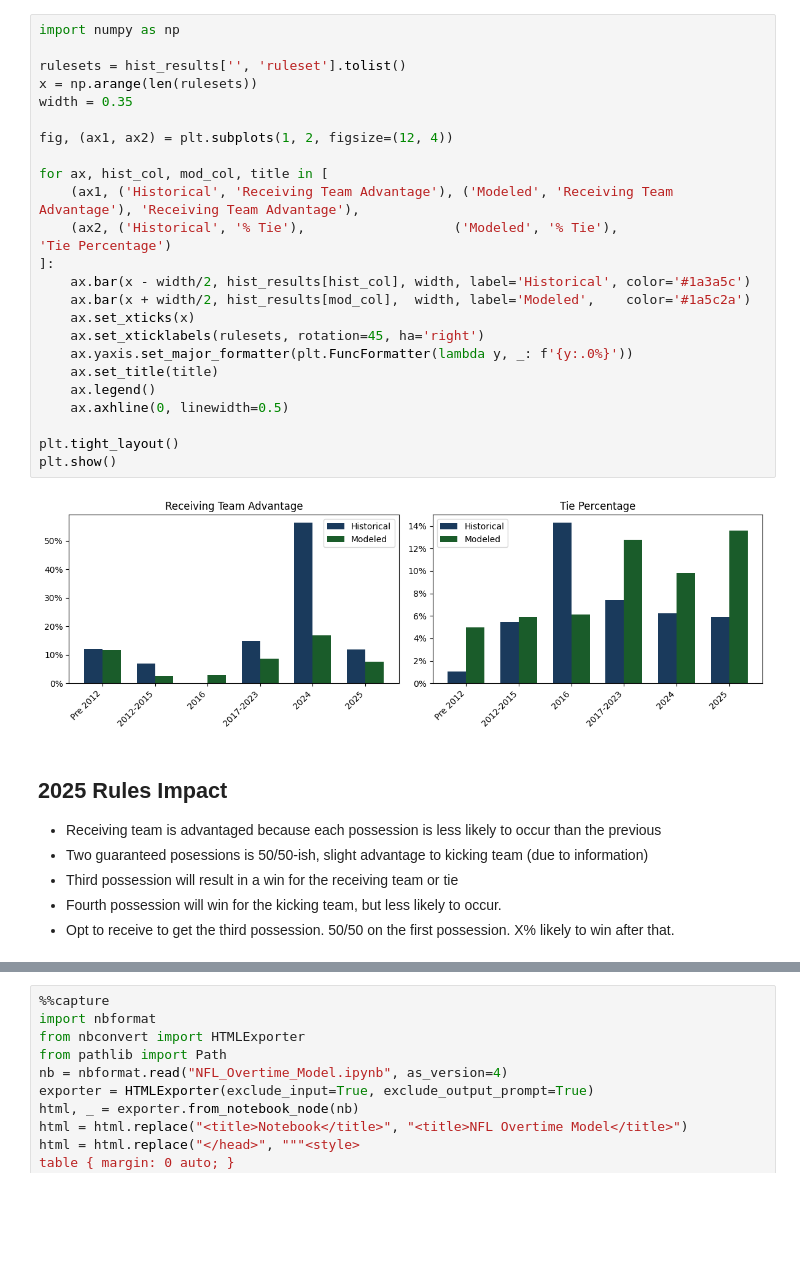
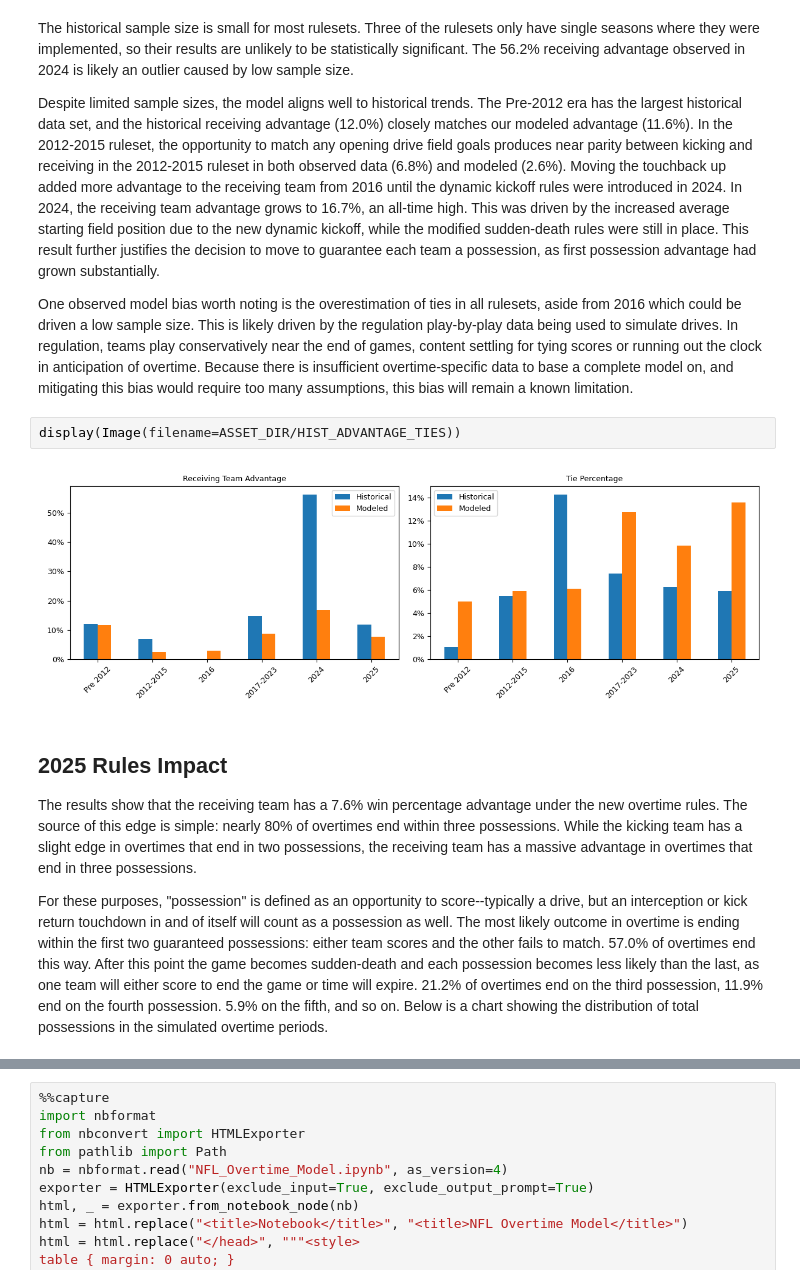
Before and after one commit to njlewin/NFL_Overtime_Model, a Jupyter notebook: NFL_Overtime_Model.ipynb, the cells around one changed output, grey strips where cells are left out. Drawn from its saved outputs; the diff is of its cells as text; blank space fills up the shorter version.

```diff
--- a/NFL_Overtime_Model.ipynb
+++ b/NFL_Overtime_Model.ipynb
@@ -80,33 +92,15 @@ hist_results.style \
+# %% [markdown]
+The historical sample size is  small for most rulesets. Three of the rulesets only have single seasons where they were implemented, so their results are unlikely to be statistically significant. The 56.2% receiving advantage observed in 2024 is likely an outlier caused by low sample size.
+
+Despite limited sample sizes, the model aligns well to historical trends. The Pre-2012 era has the largest historical data set, and the historical receiving advantage (12.0%) closely matches our modeled advantage (11.6%). In the 2012-2015 ruleset, the opportunity to match any opening drive field goals produces near parity between kicking and receiving in the 2012-2015 ruleset in both observed data (6.8%) and modeled (2.6%). Moving the touchback up added more advantage to the receiving team from 2016 until the dynamic kickoff rules were introduced in 2024. In 2024, the receiving team advantage grows to 16.7%, an all-time high. This was driven by the increased average starting field position due to the new dynamic kickoff, while the modified sudden-death rules were still in place. This result further justifies the decision to move to guarantee each team a possession, as first possession advantage had grown substantially.
+
+One observed model bias worth noting is the overestimation of ties in all rulesets, aside from 2016 which could be driven a low sample size. This is likely driven by the regulation play-by-play data being used to simulate drives. In regulation, teams play conservatively near the end of games, content settling for tying scores or running out the clock in anticipation of overtime. Because there is insufficient overtime-specific data to base a complete model on, and mitigating this bias would require too many assumptions, this bias will remain a known limitation.
 # %%
-import numpy as np
-
-rulesets = hist_results['', 'ruleset'].tolist()
-x = np.arange(len(rulesets))
-width = 0.35
-
-fig, (ax1, ax2) = plt.subplots(1, 2, figsize=(12, 4))
-
-for ax, hist_col, mod_col, title in [
-    (ax1, ('Historical', 'Receiving Team Advantage'), ('Modeled', 'Receiving Team Advantage'), 'Receiving Team Advantage'),
-    (ax2, ('Historical', '% Tie'),                   ('Modeled', '% Tie'),                    'Tie Percentage')
-]:
-    ax.bar(x - width/2, hist_results[hist_col], width, label='Historical', color='#1a3a5c')
-    ax.bar(x + width/2, hist_results[mod_col],  width, label='Modeled',    color='#1a5c2a')
-    ax.set_xticks(x)
-    ax.set_xticklabels(rulesets, rotation=45, ha='right')
-    ax.yaxis.set_major_formatter(plt.FuncFormatter(lambda y, _: f'{y:.0%}'))
-    ax.set_title(title)
-    ax.legend()
-    ax.axhline(0, linewidth=0.5)
-
-plt.tight_layout()
-plt.show()
+display(Image(filename=ASSET_DIR/HIST_ADVANTAGE_TIES))
 # %% [output]
-[figure, old version]
+[figure, new version]
 # %% [markdown]
 ## 2025 Rules Impact
-* Receiving team is advantaged because each possession is less likely to occur than the previous
-* Two guaranteed posessions is 50/50-ish, slight advantage to kicking team (due to information)
-* Third possession will result in a win for the receiving team or tie
-* Fourth possession will win for the kicking team, but less likely to occur.
-* Opt to receive to get the third possession. 50/50 on the first possession. X% likely to win after that.
+The results show that the receiving team has a 7.6% win percentage advantage under the new overtime rules. The source of this edge is simple: nearly 80% of overtimes end within three possessions. While the kicking team has a slight edge in overtimes that end in two possessions, the receiving team has a massive advantage in overtimes that end in three possessions.
+
+ For these purposes, "possession" is defined as an opportunity to score--typically a drive, but an interception or kick return touchdown in and of itself will count as a possession as well. The most likely outcome in overtime is ending within the first two guaranteed possessions: either team scores and the other fails to match. 57.0% of overtimes end this way. After this point the game becomes sudden-death and each possession becomes less likely than the last, as one team will either score to end the game or time will expire. 21.2% of overtimes end on the third possession, 11.9% end on the fourth possession. 5.9% on the fifth, and so on. Below is a chart showing the distribution of total possessions in the simulated overtime periods.
```
Also changed, not shown: parts of 17 cells of this notebook, 21 other files.
